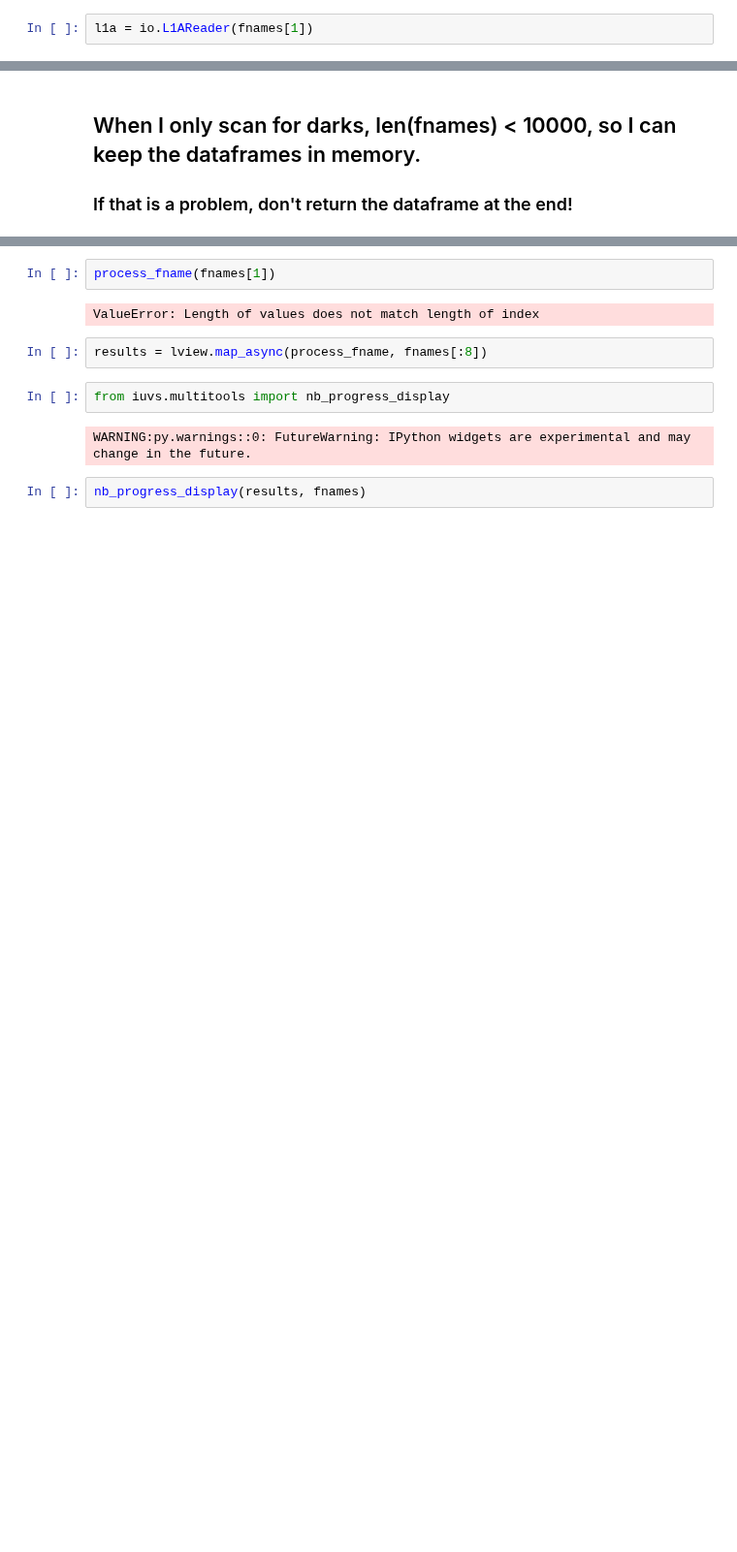
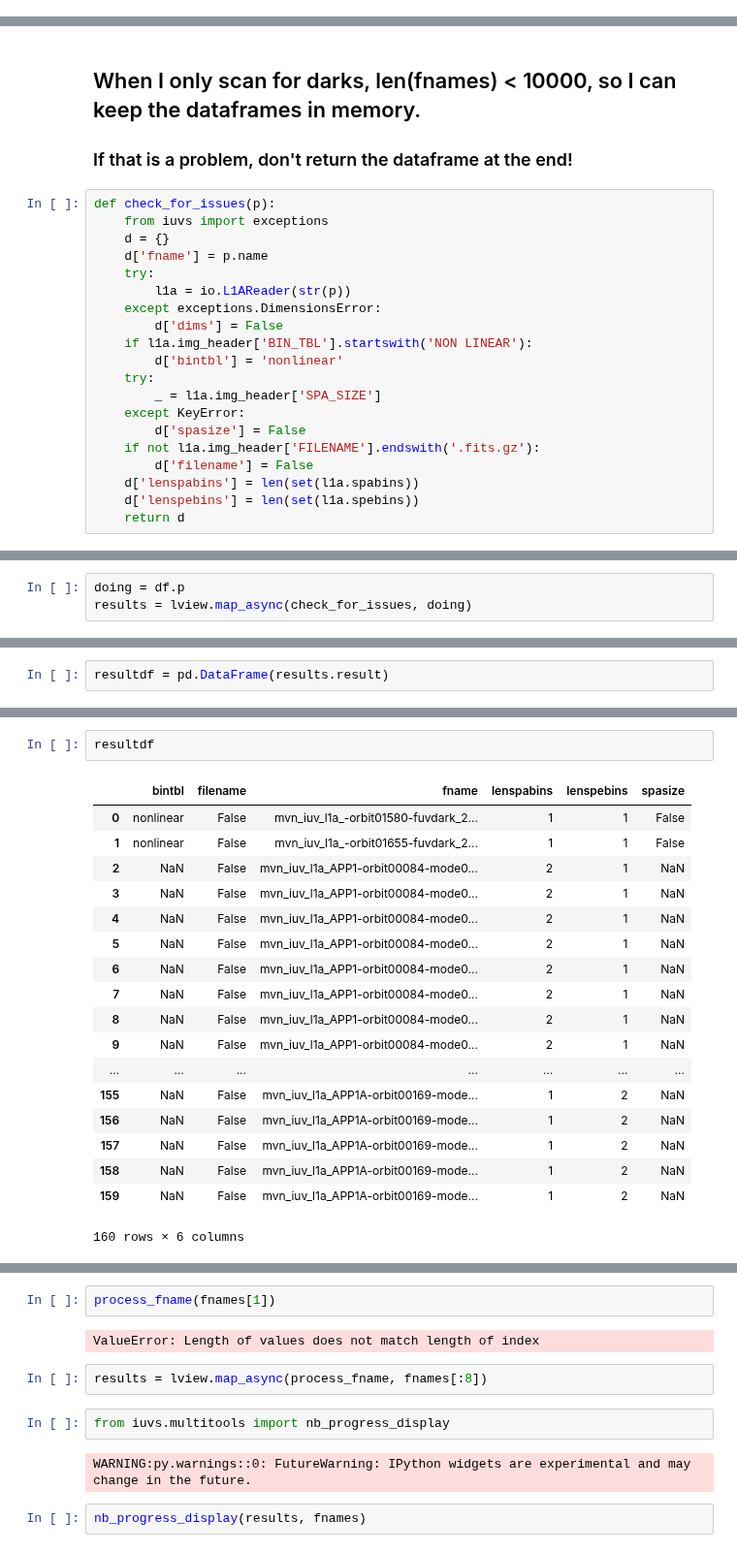
Before and after one commit to michaelaye/iuvs, a Jupyter notebook: notebooks/2015-06-15 L1A darks all scan.ipynb, the cells around one changed output, grey strips where cells are left out. Shown at 97% size. Saved outputs shown, nothing was run; the diff lists cells and outputs as text; blank space fills up the shorter version.

Commit message:
having determined that non linear binning is exactly when main header has no binning data

```diff
--- a/notebooks/2015-06-15 L1A darks all scan.ipynb
+++ b/notebooks/2015-06-15 L1A darks all scan.ipynb
@@ -13,5 +91,3 @@ c = Client()
 # %%
 dview = c.direct_view()
 lview = c.load_balanced_view()
-# %%
-l1a = io.L1AReader(fnames[1])
@@ -29,3 +95,23 @@ l1a.
 ## When I only scan for darks, len(fnames) < 10000, so I can keep the dataframes in memory.
 
 ### If that is a problem, don't return the dataframe at the end!
+# %%
+def check_for_issues(p):
+    from iuvs import exceptions
+    d = {}
+    d['fname'] = p.name
+    try:
+        l1a = io.L1AReader(str(p))
+    except exceptions.DimensionsError:
+        d['dims'] = False
+    if l1a.img_header['BIN_TBL'].startswith('NON LINEAR'):
+        d['bintbl'] = 'nonlinear'
+    try:
+        _ = l1a.img_header['SPA_SIZE']
+    except KeyError:
+        d['spasize'] = False
+    if not l1a.img_header['FILENAME'].endswith('.fits.gz'):
+        d['filename'] = False
+    d['lenspabins'] = len(set(l1a.spabins))
+    d['lenspebins'] = len(set(l1a.spebins))
+    return d
@@ -31,0 +125,3 @@ l1a.
+# %%
+doing = df.p
+results = lview.map_async(check_for_issues, doing)
@@ -31,0 +137,2 @@ l1a.
+# %%
+resultdf = pd.DataFrame(results.result)
@@ -31,0 +165,21 @@ l1a.
+# %%
+resultdf
+# %% [output]
+|  | bintbl | filename | fname | lenspabins | lenspebins | spasize |
+| 0 | nonlinear | False | mvn_iuv_l1a_-orbit01580-fuvdark_2... | 1 | 1 | False |
+| 1 | nonlinear | False | mvn_iuv_l1a_-orbit01655-fuvdark_2... | 1 | 1 | False |
+| 2 | NaN | False | mvn_iuv_l1a_APP1-orbit00084-mode0... | 2 | 1 | NaN |
+| 3 | NaN | False | mvn_iuv_l1a_APP1-orbit00084-mode0... | 2 | 1 | NaN |
+| 4 | NaN | False | mvn_iuv_l1a_APP1-orbit00084-mode0... | 2 | 1 | NaN |
+| 5 | NaN | False | mvn_iuv_l1a_APP1-orbit00084-mode0... | 2 | 1 | NaN |
+| 6 | NaN | False | mvn_iuv_l1a_APP1-orbit00084-mode0... | 2 | 1 | NaN |
+| 7 | NaN | False | mvn_iuv_l1a_APP1-orbit00084-mode0... | 2 | 1 | NaN |
+| 8 | NaN | False | mvn_iuv_l1a_APP1-orbit00084-mode0... | 2 | 1 | NaN |
+| 9 | NaN | False | mvn_iuv_l1a_APP1-orbit00084-mode0... | 2 | 1 | NaN |
+| ... | ... | ... | ... | ... | ... | ... |
+| 155 | NaN | False | mvn_iuv_l1a_APP1A-orbit00169-mode... | 1 | 2 | NaN |
+| 156 | NaN | False | mvn_iuv_l1a_APP1A-orbit00169-mode... | 1 | 2 | NaN |
+| 157 | NaN | False | mvn_iuv_l1a_APP1A-orbit00169-mode... | 1 | 2 | NaN |
+| 158 | NaN | False | mvn_iuv_l1a_APP1A-orbit00169-mode... | 1 | 2 | NaN |
+| 159 | NaN | False | mvn_iuv_l1a_APP1A-orbit00169-mode... | 1 | 2 | NaN |
+160 rows × 6 columns
```
Also changed, not shown: parts of 26 cells of this notebook.
